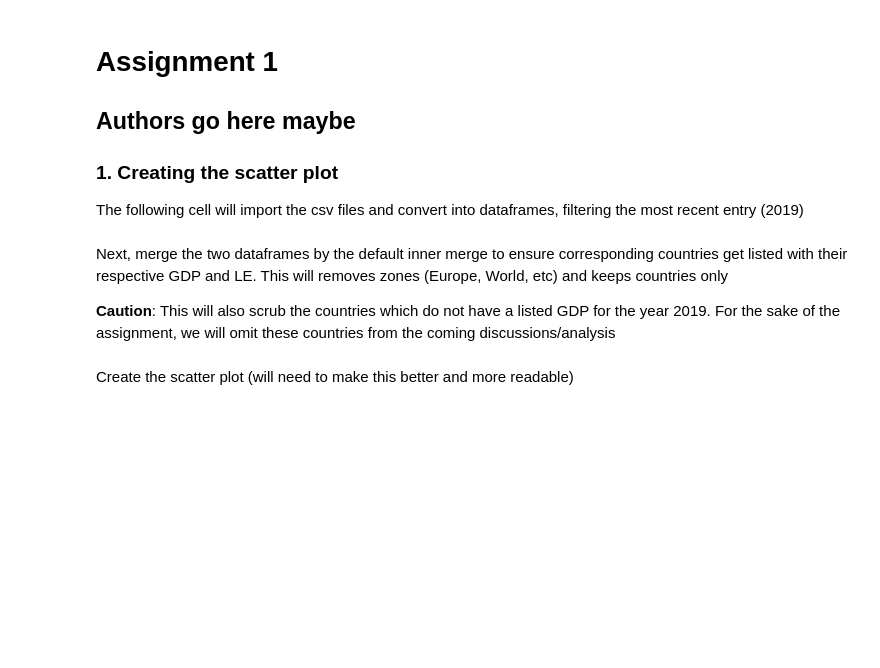
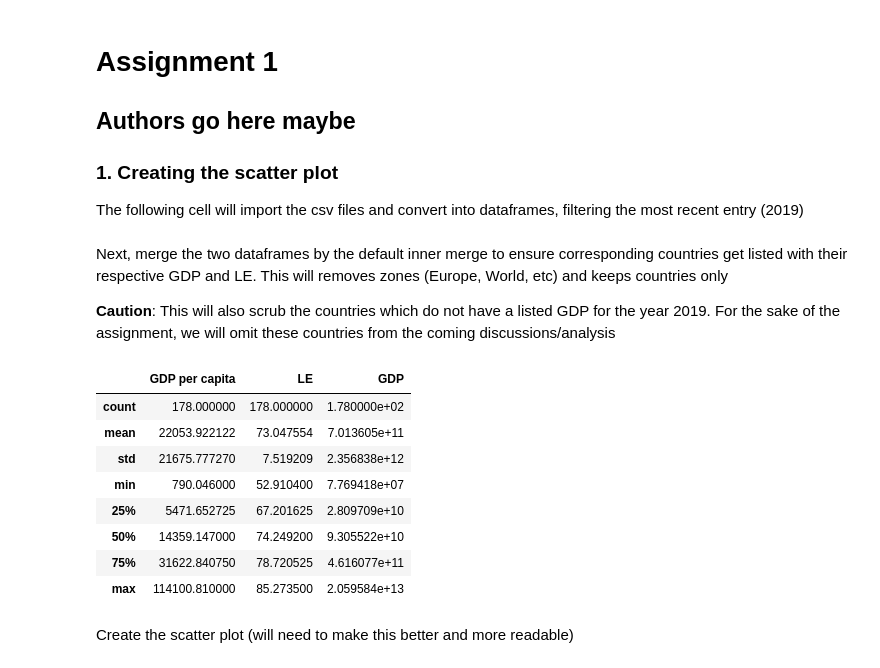
Before and after one commit to holmgren777/dat565_assignments, a Jupyter notebook: Assignment 1/assignment-1.ipynb, the cells around one changed output. Saved outputs shown, nothing was run; the diff lists cells and outputs as text; code cells hidden in the pictures; blank space fills up the shorter version.

```diff
--- a/Assignment 1/assignment-1.ipynb
+++ b/Assignment 1/assignment-1.ipynb
@@ -25,9 +29,24 @@ Next, merge the two dataframes by the default inner merge to ensure correspondin
 
 **Caution**: This will also scrub the countries which do not have a listed GDP for the year 2019. For the sake of the assignment, we will omit these countries from the coming discussions/analysis
 # %%
-combDF = GDP.merge(LE) #inner merge by default, ensures scrubbing of zones and keeps countries
+combDF = perCapitaGDP.merge(LE) #inner merge by default, ensures scrubbing of zones and keeps countries
 
-combDF.columns = ['Country', 'Code', 'Year', 'GDP', 'LE'] #rename columns for easier handling
+combDF.columns = ['Country', 'Code', 'Year', 'GDP per capita', 'LE'] #rename columns for easier handling
+combDF = combDF[['Country', 'GDP per capita', 'LE']]
+
+combDF = combDF.merge(GDP)
+
+combDF.describe()
+# %% [output]
+|  | GDP per capita | LE | GDP |
+| count | 178.000000 | 178.000000 | 1.780000e+02 |
+| mean | 22053.922122 | 73.047554 | 7.013605e+11 |
+| std | 21675.777270 | 7.519209 | 2.356838e+12 |
+| min | 790.046000 | 52.910400 | 7.769418e+07 |
+| 25% | 5471.652725 | 67.201625 | 2.809709e+10 |
+| 50% | 14359.147000 | 74.249200 | 9.305522e+10 |
+| 75% | 31622.840750 | 78.720525 | 4.616077e+11 |
+| max | 114100.810000 | 85.273500 | 2.059584e+13 |
 # %% [markdown]
 Create the scatter plot (will need to make this better and more readable)
 # %%
```
Also changed, not shown: parts of 4 cells of this notebook.
